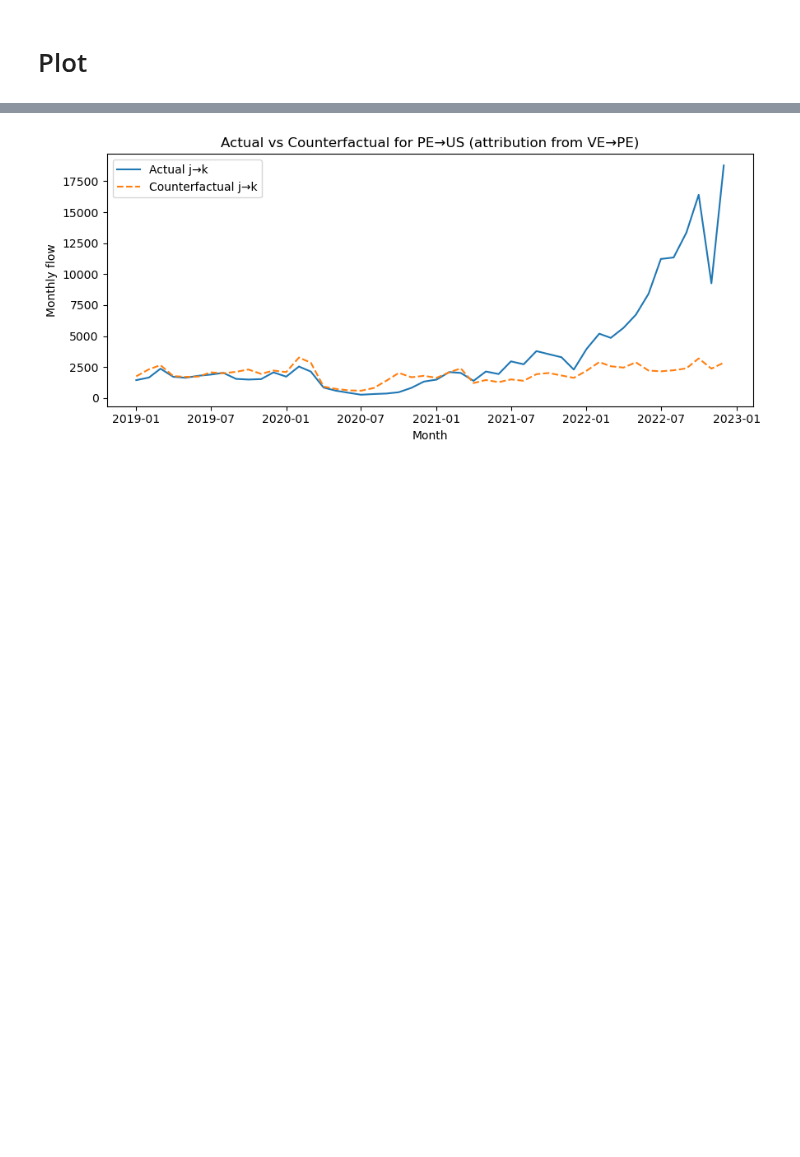
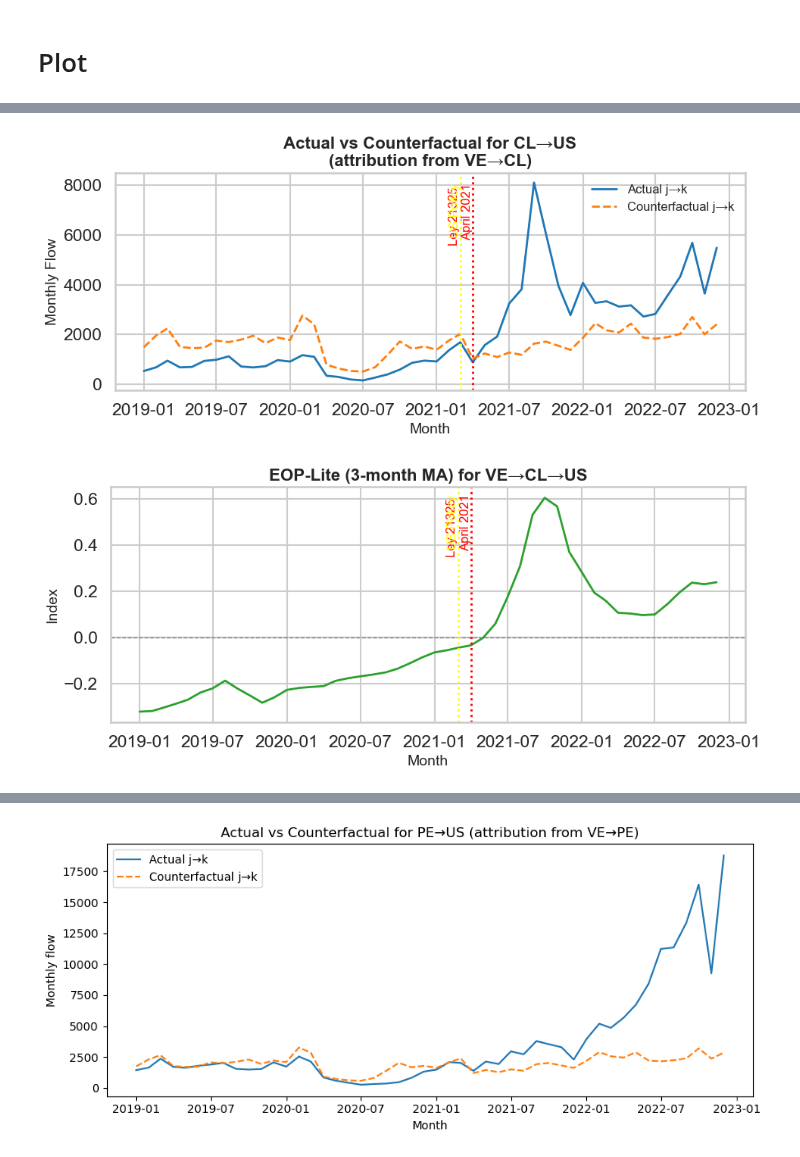
Before and after one commit to OxfordDemSci/Mapineq, a Jupyter notebook: src/case_study/Migration/Excess_migration/Prediction/EOP.ipynb, the cells around one changed output, grey strips where cells are left out. Saved outputs shown, nothing was run; the diff lists cells and outputs as text; code cells hidden in the pictures; blank space fills up the shorter version.

```diff
--- a/src/case_study/Migration/Excess_migration/Prediction/EOP.ipynb
+++ b/src/case_study/Migration/Excess_migration/Prediction/EOP.ipynb
@@ -169,2 +266,5 @@ print("\n2022 mean EOP‑Lite by triad:\n", means_2022)
 # %% [markdown]
 # Plot
+# %%
+import matplotlib
+matplotlib.rcParams['font.family'] = 'DejaVu Sans'  # or another font that supports Unicode
@@ -170,0 +390,11 @@ print("\n2022 mean EOP‑Lite by triad:\n", means_2022)
+# %%
+# CL
+policies_CL = [
+    ("2021-04-01", "Ley 21325 \nApril 2021", "red"),
+    ("2021-03-01", "US Policy", "yellow")
+]
+
+plot_one_triad_pretty(eop, i='VE', j='CL', k='US', policies = policies_CL)
+# %% [output]
+[figure, added]
+[figure, added]
```
Also changed, not shown: parts of 16 cells of this notebook, 15 other files.
